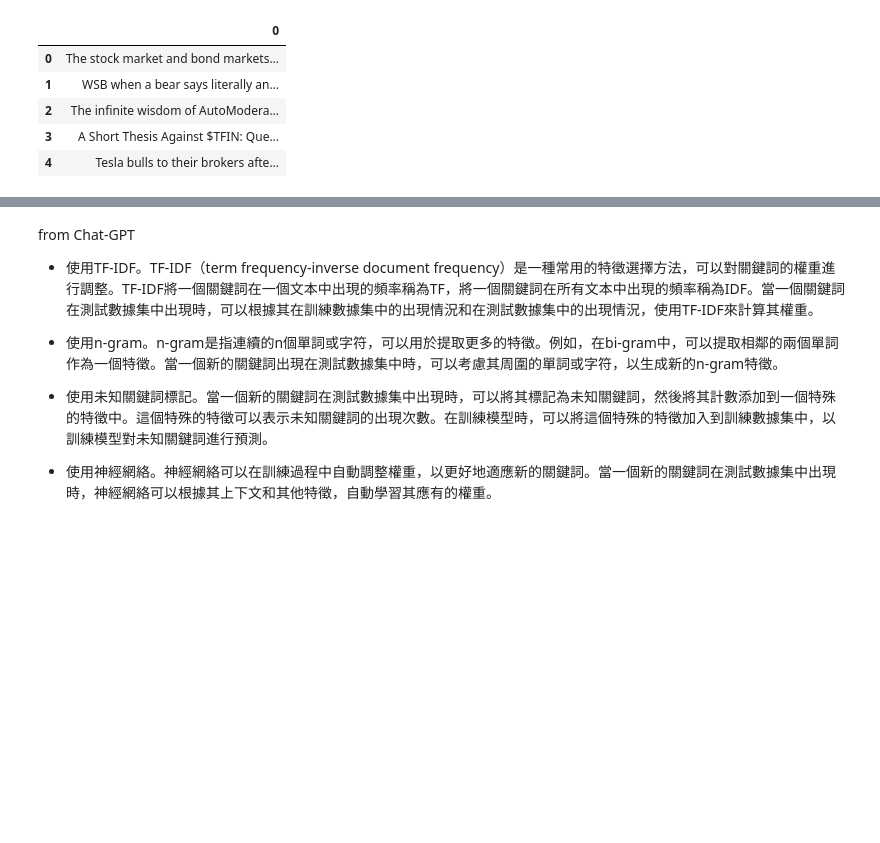
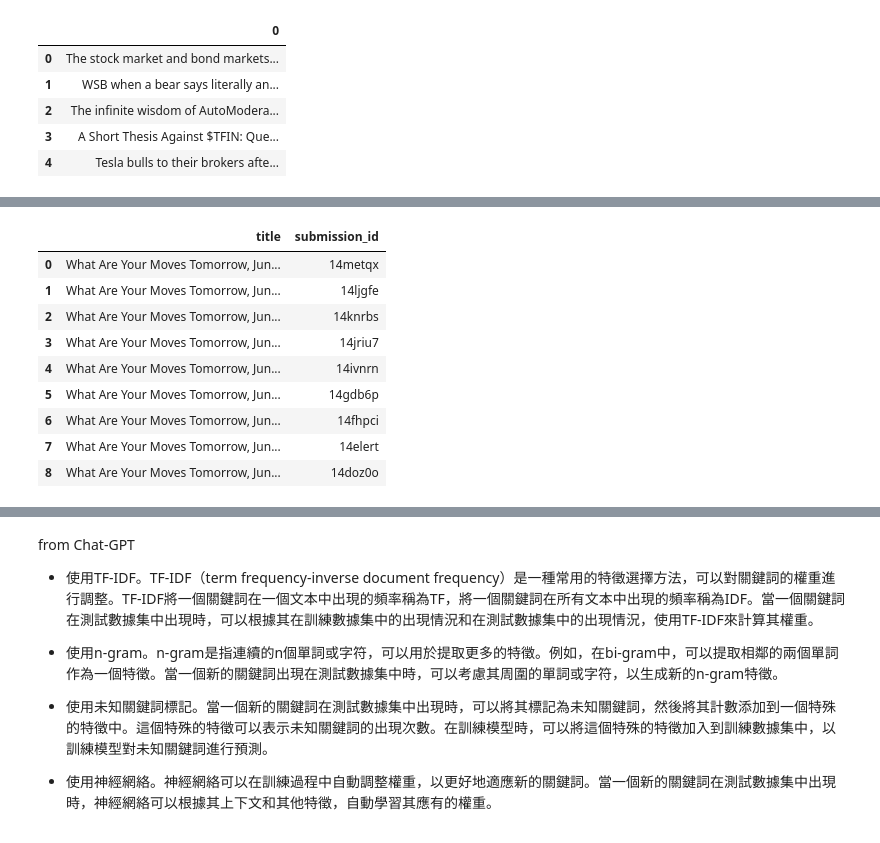
Before and after one commit to SChiu-project/CUSCS_project, a Jupyter notebook: Reddit_Project.ipynb, the cells around one changed output, grey strips where cells are left out. Cells and saved outputs as stored; diff of their text form; code cells hidden in the pictures; blank space fills up the shorter version.

```diff
--- a/Reddit_Project.ipynb
+++ b/Reddit_Project.ipynb
@@ -87,0 +87,14 @@ df.head()
+# %%
+# search for all ' What Are Your Moves Tomorrow' threads
+# limited result
+subreddit_name = 'wallstreetbets'
+keyword = 'What Are Your Moves Tomorrow'
+submissions = reddit.subreddit(subreddit_name).search("title:{}".format(keyword), sort='new', limit = 1000) #no after
+
+data = []
+for submission in submissions:
+    if keyword.lower() in submission.title.lower():
+        data.append([submission.title, submission.id])
+
+df = pd.DataFrame(data, columns=['title', 'submission_id'])
+print(df)
@@ -131,0 +197,14 @@ TypeError: ignored
+# %%
+df3 = df[:9]
+df3
+# %% [output]
+|  | title | submission_id |
+| 0 | What Are Your Moves Tomorrow, Jun... | 14metqx |
+| 1 | What Are Your Moves Tomorrow, Jun... | 14ljgfe |
+| 2 | What Are Your Moves Tomorrow, Jun... | 14knrbs |
+| 3 | What Are Your Moves Tomorrow, Jun... | 14jriu7 |
+| 4 | What Are Your Moves Tomorrow, Jun... | 14ivnrn |
+| 5 | What Are Your Moves Tomorrow, Jun... | 14gdb6p |
+| 6 | What Are Your Moves Tomorrow, Jun... | 14fhpci |
+| 7 | What Are Your Moves Tomorrow, Jun... | 14elert |
+| 8 | What Are Your Moves Tomorrow, Jun... | 14doz0o |
```
Also changed, not shown: parts of 16 cells of this notebook.
